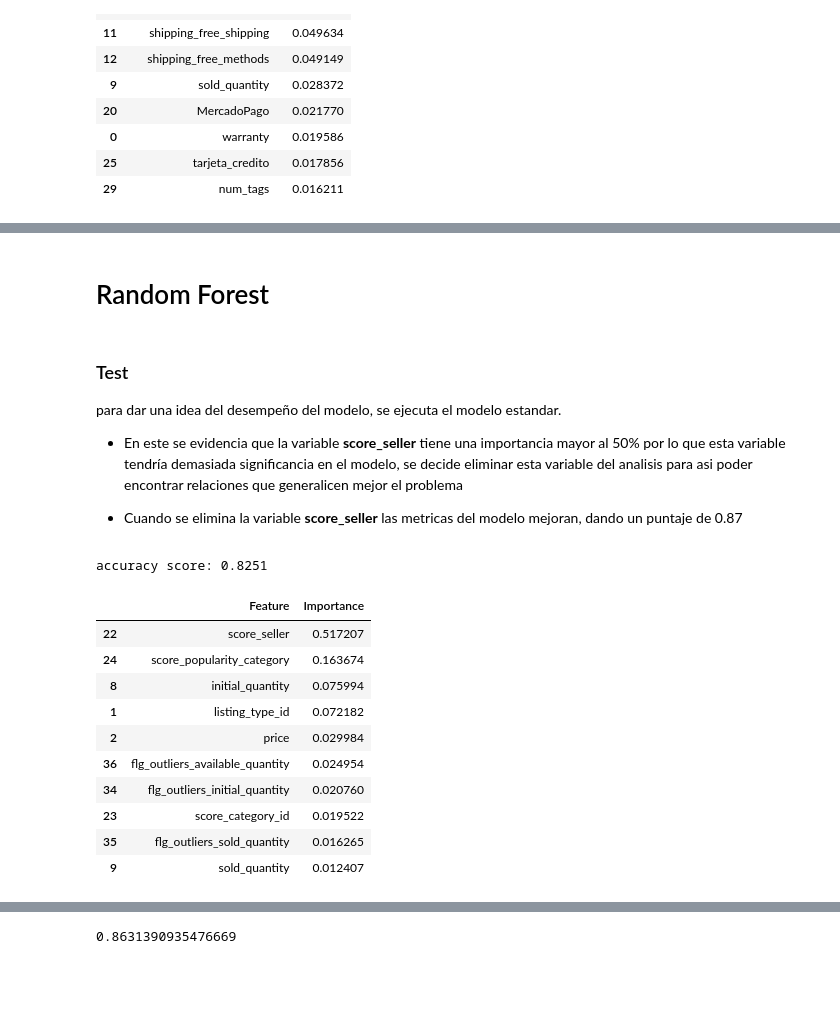
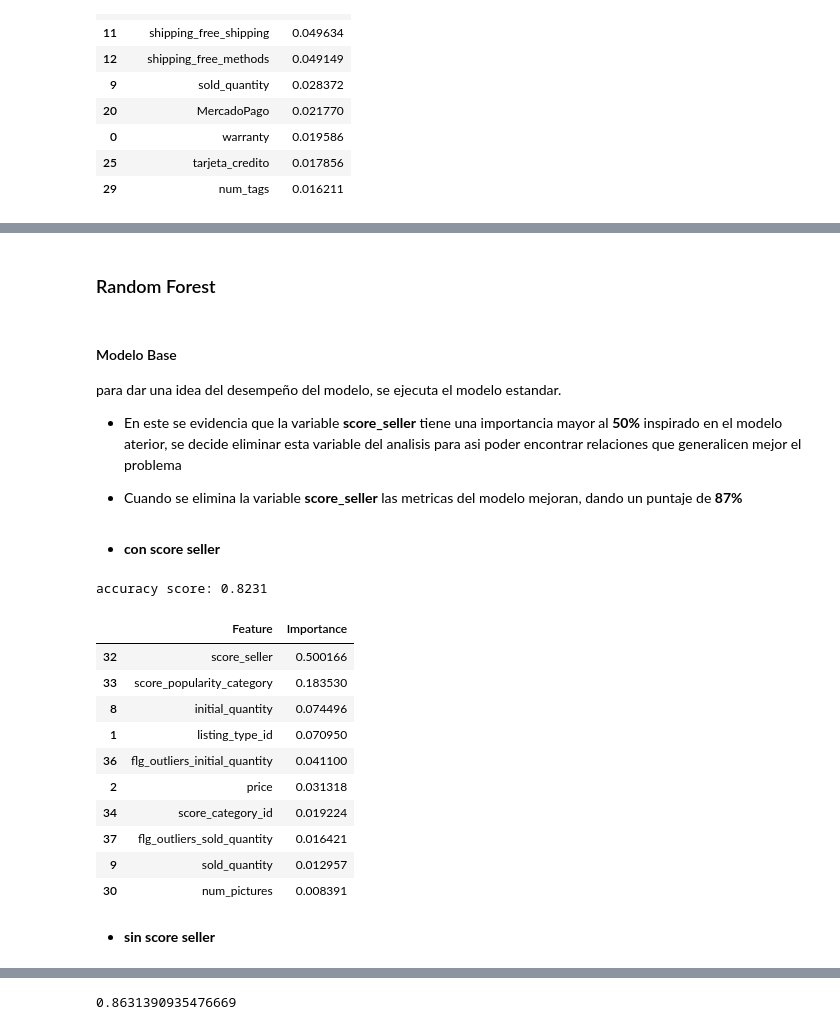
Before and after one commit to paulguz261/meli_ds_challenge2, a Jupyter notebook: notebooks/03_model_tunning.ipynb, the cells around one changed output, grey strips where cells are left out. Cells and saved outputs as stored; diff of their text form; code cells hidden in the pictures; blank space fills up the shorter version.

Commit message:
ajustes a los notebooks elimina variable de alta correlacion

```diff
--- a/notebooks/03_model_tunning.ipynb
+++ b/notebooks/03_model_tunning.ipynb
@@ -85,8 +237,9 @@ accuracy score: 0.8212
 test = XGBClassifier()
 test.fit(df_X_train_processed, y_train_transform)
 y_pred = test.predict(df_X_test_processed)
-acc = accuracy_score(y_test_transform, y_pred)
-print("accuracy score: {}".format(acc))
+accuracy = accuracy_score(y_test_transform, y_pred)
+dict_accuracy_models["GB_xgboost_base_score_seller"] = accuracy
+print("accuracy score: {}".format(accuracy))
 
 feature_importances = test.feature_importances_
 
@@ -113,8 +299,9 @@ accuracy score: 0.8215
 test = XGBClassifier()
 test.fit(df_X_train_processed.drop(columns="score_seller"), y_train_transform)
 y_pred = test.predict(df_X_test_processed.drop(columns="score_seller"))
-acc = accuracy_score(y_test_transform, y_pred)
-print("accuracy score: {}".format(acc))
+accuracy = accuracy_score(y_test_transform, y_pred)
+dict_accuracy_models["GB_xgboost_base"] = accuracy
+print("accuracy score: {}".format(accuracy))
 
 feature_importances = test.feature_importances_
 
@@ -261,11 +407,12 @@ print(accuracy_score(y_test_transform, y_pred))
 # %%
-xg = GradientBoostingClassifier(learning_rate=0.61, max_depth=6,n_estimators=100)
+xg = XGBClassifier(learning_rate=0.41, max_depth=6,n_estimators=104,reg_lambda = 1, reg_alpha= 1)
 xg.fit(df_X_train_processed.drop(columns=["score_seller"]), y_train_transform)
-#y_pred = xg.predict_proba(df_X_test)
 y_pred = xg.predict(df_X_test_processed.drop(columns=["score_seller"]))
 
 roc = roc_auc_score(y_test_transform, y_pred, average='macro')
-acc = accuracy_score(y_test_transform, y_pred)
-print(roc)
-print(acc)
+accuracy = accuracy_score(y_test_transform, y_pred)
+dict_accuracy_models["GB_xgboost_ajustado"] = accuracy
+
+print(f"area bajo la curva roc: {roc}")
+print(f"accuracy score test: {accuracy}")
 # %% [output]
@@ -274,10 +420,0 @@ print(acc)
-# %%
-xg = XGBClassifier(learning_rate=0.61, max_depth=6,n_estimators=100,reg_lambda = 1, reg_alpha= 0)
-xg.fit(df_X_train_processed.drop(columns=["score_seller"]), y_train_transform)
-#y_pred = xg.predict_proba(df_X_test)
-y_pred = xg.predict(df_X_test_processed.drop(columns=["score_seller"]))
-
-roc = roc_auc_score(y_test_transform, y_pred, average='macro')
-acc = accuracy_score(y_test_transform, y_pred)
-print(roc)
-print(acc)
@@ -314,40 +448,45 @@ importance_df.head(10)
 # %% [markdown]
-# Random Forest
+### Random Forest
 # %% [markdown]
-### Test
+#### Modelo Base
 para dar una idea del desempeño del modelo, se ejecuta el modelo estandar.
 
-- En este se evidencia que la variable **score_seller** tiene una importancia mayor al 50% por lo que esta variable tendría demasiada significancia en el modelo, se decide eliminar esta variable del analisis para asi poder encontrar relaciones que generalicen mejor el problema
+- En este se evidencia que la variable **score_seller** tiene una importancia mayor al **50%** inspirado en el modelo aterior, se decide eliminar esta variable del analisis para asi poder encontrar relaciones que generalicen mejor el problema
 
-- Cuando se elimina la variable **score_seller** las metricas del modelo mejoran, dando un puntaje de 0.87
+- Cuando se elimina la variable **score_seller** las metricas del modelo mejoran, dando un puntaje de **87%**
+# %% [markdown]
+- **con score seller**
 # %%
 test = RandomForestClassifier(random_state=123)
 test.fit(df_X_train_processed, y_train_transform)
 y_pred = test.predict(df_X_test_processed)
-acc = accuracy_score(y_test_transform, y_pred)
-print("accuracy score: {}".format(acc))
+accuracy = accuracy_score(y_test_transform, y_pred)
+dict_accuracy_models["RF_base_con_score"] = accuracy
+print("accuracy score: {}".format(accuracy))
 
 feature_importances = test.feature_importances_
 
 importance_df = pd.DataFrame({
     'Feature': df_X_train_processed.columns,
     'Importance': feature_importances
 })
 importance_df = importance_df.sort_values(by='Importance', ascending=False)
 importance_df.head(10)
 # %% [output]
-accuracy score: 0.8251
+accuracy score: 0.8231
 |  | Feature | Importance |
-| 22 | score_seller | 0.517207 |
-| 24 | score_popularity_category | 0.163674 |
-| 8 | initial_quantity | 0.075994 |
-| 1 | listing_type_id | 0.072182 |
-| 2 | price | 0.029984 |
-| 36 | flg_outliers_available_quantity | 0.024954 |
-| 34 | flg_outliers_initial_quantity | 0.020760 |
-| 23 | score_category_id | 0.019522 |
-| 35 | flg_outliers_sold_quantity | 0.016265 |
-| 9 | sold_quantity | 0.012407 |
+| 32 | score_seller | 0.500166 |
+| 33 | score_popularity_category | 0.183530 |
+| 8 | initial_quantity | 0.074496 |
+| 1 | listing_type_id | 0.070950 |
+| 36 | flg_outliers_initial_quantity | 0.041100 |
+| 2 | price | 0.031318 |
+| 34 | score_category_id | 0.019224 |
+| 37 | flg_outliers_sold_quantity | 0.016421 |
+| 9 | sold_quantity | 0.012957 |
+| 30 | num_pictures | 0.008391 |
+# %% [markdown]
+- **sin score seller**
 # %%
 test = RandomForestClassifier(random_state=123)
 test.fit(df_X_train_processed.drop(columns="score_seller"), y_train_transform)
```
Also changed, not shown: parts of 53 cells of this notebook, 1 other file.
